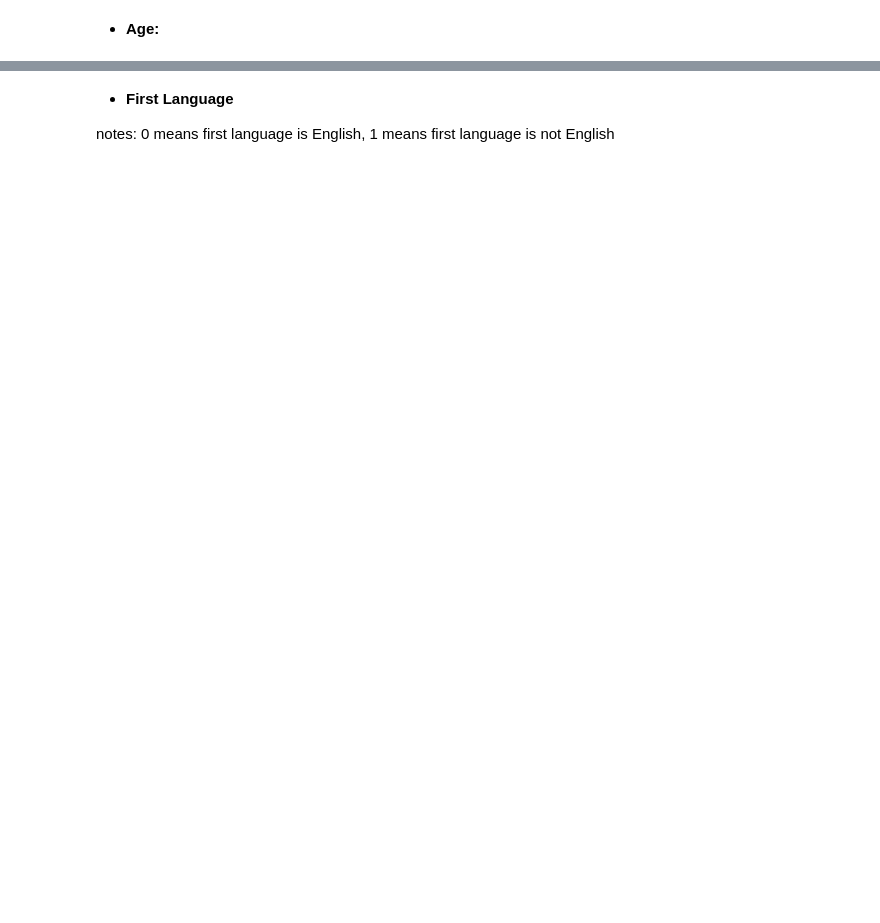
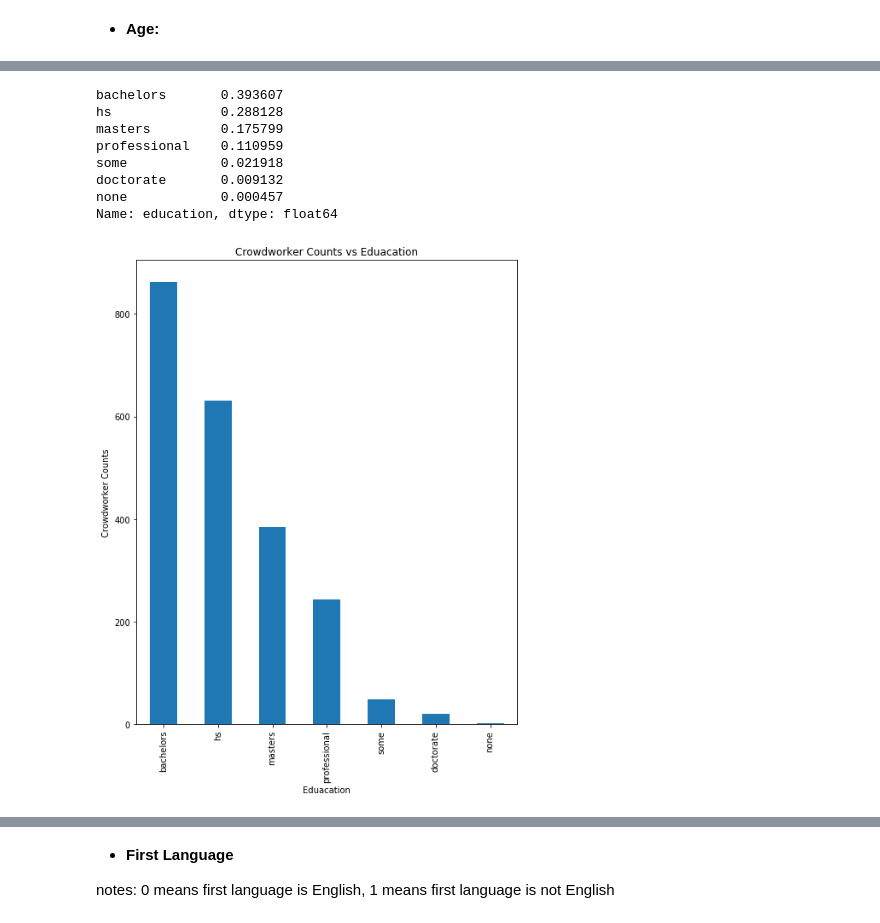
Before and after one commit to Shuya-Ma/data-512, a Jupyter notebook: data-512-a2/data-512-a2.ipynb, the cells around one changed output, grey strips where cells are left out. Cells and saved outputs as stored; diff of their text form; code cells hidden in the pictures; blank space fills up the shorter version.

```diff
--- a/data-512-a2/data-512-a2.ipynb
+++ b/data-512-a2/data-512-a2.ipynb
@@ -95,0 +108,20 @@ Name: age_group, dtype: float64
+# %%
+attack_ed = attack_demograohics['education'].value_counts()
+plt.figure(figsize=(8,10))
+attack_ed.plot(kind='bar')
+display(attack_ed/attack_ed.sum())
+plt.ylabel('Crowdworker Counts')
+plt.xlabel('Eduacation')
+plt.title('Crowdworker Counts vs Eduacation')
+plt.savefig('plot/attack_education')
+plt.show()
+# %% [output]
+bachelors       0.393607
+hs              0.288128
+masters         0.175799
+professional    0.110959
+some            0.021918
+doctorate       0.009132
+none            0.000457
+Name: education, dtype: float64
+[figure, added]
```
Also changed, not shown: parts of 23 cells of this notebook, 8 other files.
